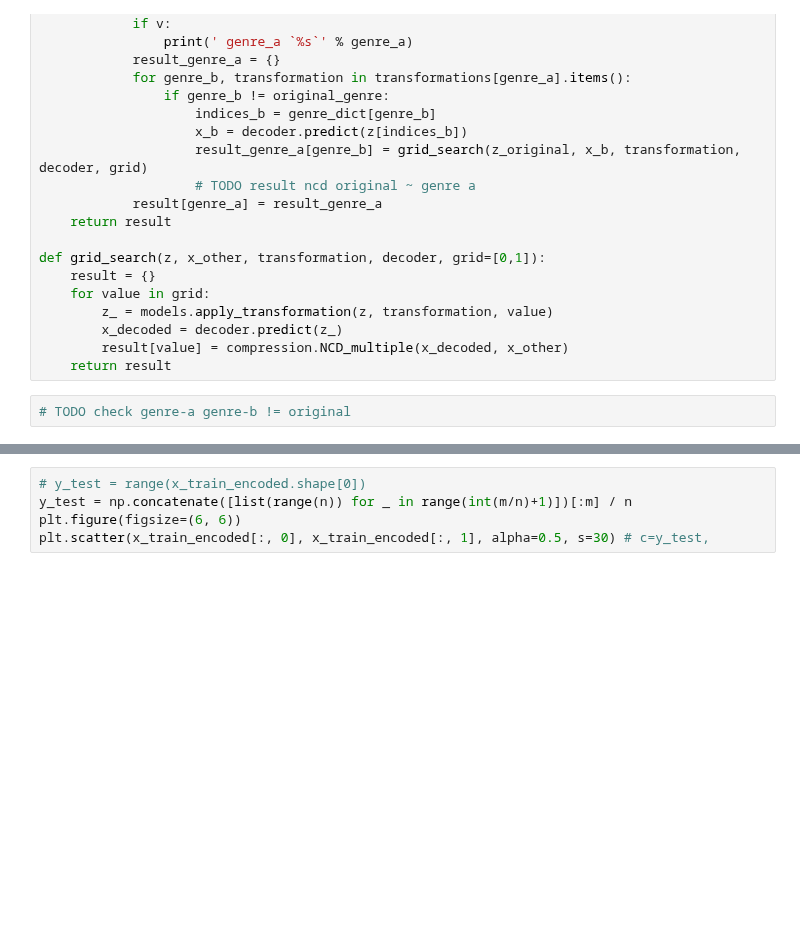
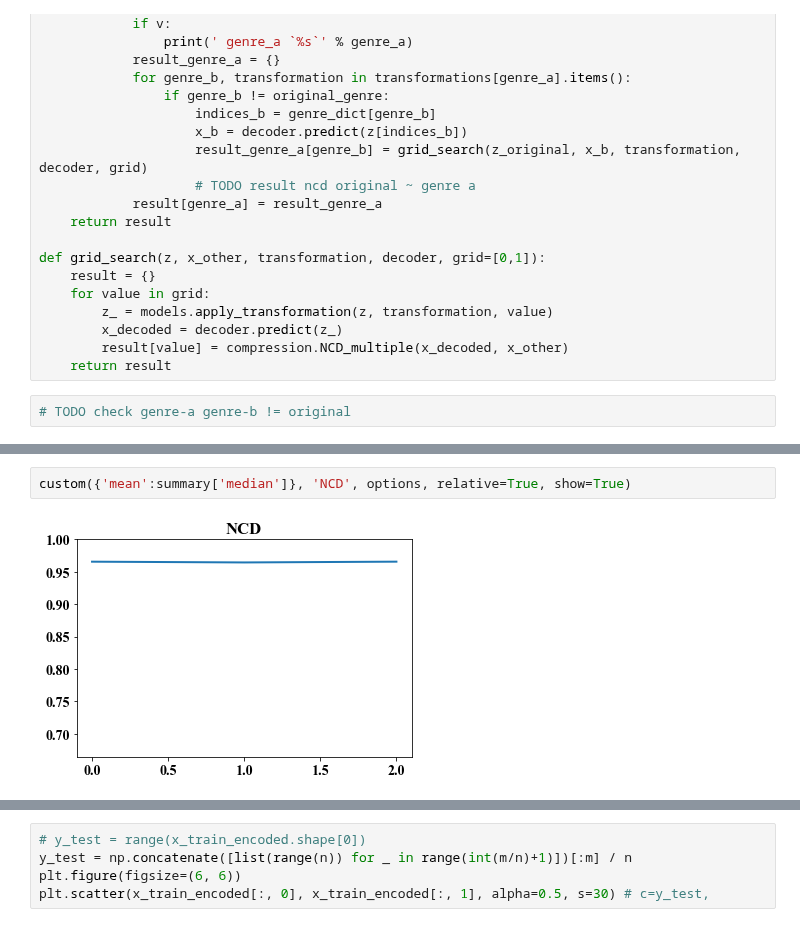
Before and after one commit to voschezang/drum-style-transfer, a Jupyter notebook: src/ml-VAE-v3q-transformations.ipynb, the cells around one changed output, grey strips where cells are left out. Cells and saved outputs as stored; diff of their text form; blank space fills up the shorter version.

```diff
--- a/src/ml-VAE-v3q-transformations.ipynb
+++ b/src/ml-VAE-v3q-transformations.ipynb
@@ -412,3 +828,7 @@ plot.plot_dict(summary, title='NCD', relative=True, show=True)
+# %%
+custom({'mean':summary['median']}, 'NCD', options, relative=True, show=True)
+# %% [output]
+[figure, added]
 # %%
 m = 100
 x_train_encoded = encoder.predict(x_train[:m], batch_size=batch_size)
```
Also changed, not shown: parts of 33 cells of this notebook, 1 other file.
